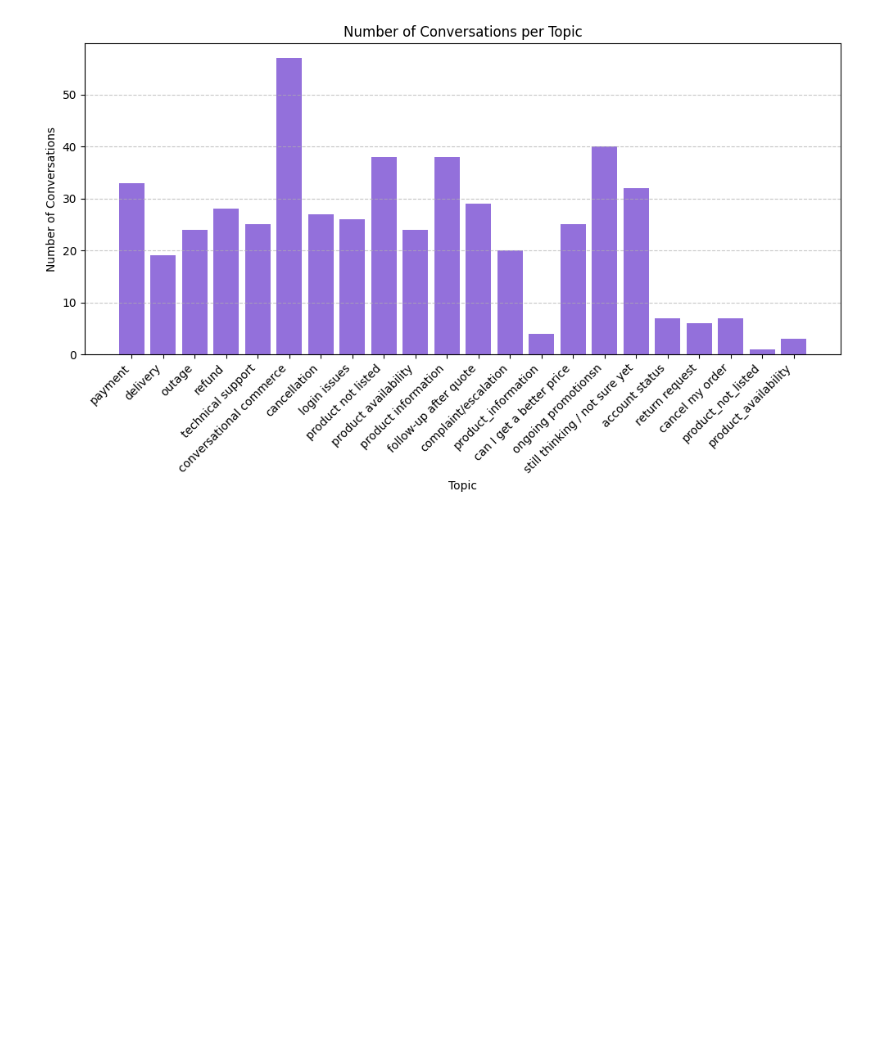
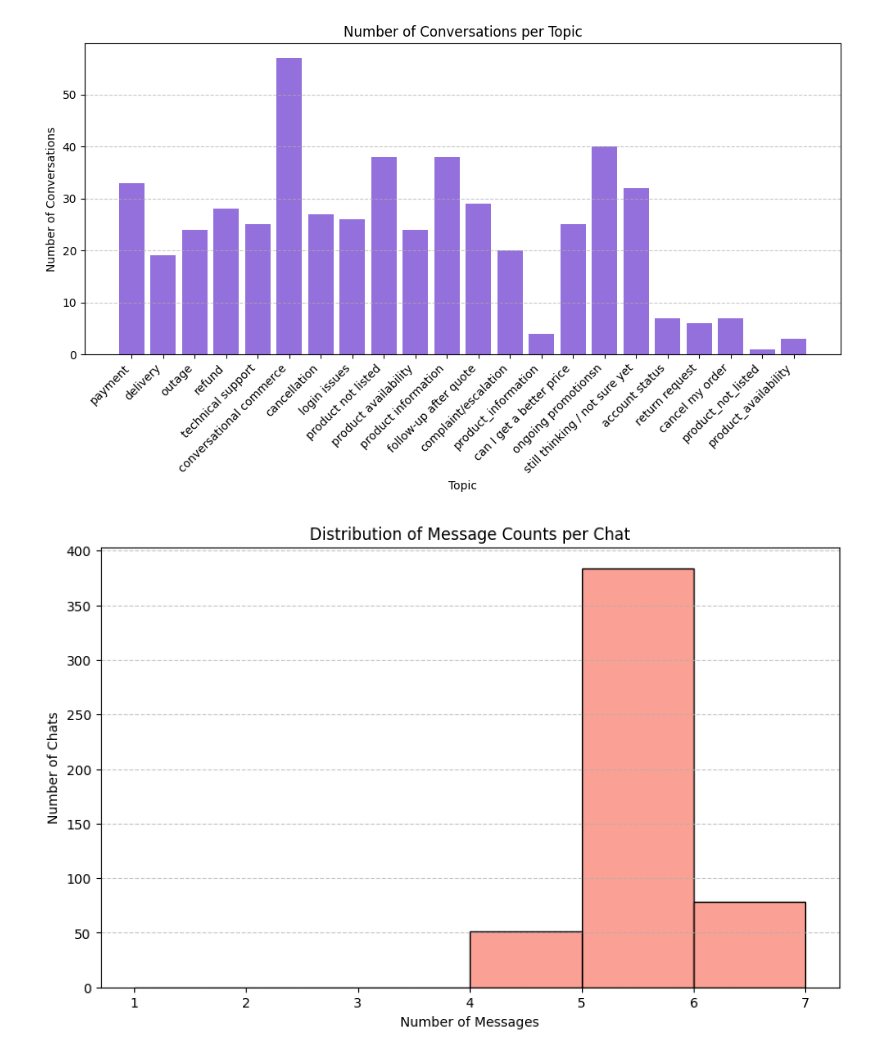
Before and after one commit to Hiida3li/DE-cycle, a Jupyter notebook: src/data_explorations/eda_01.ipynb, the cells around one changed output. Cells and saved outputs as stored; diff of their text form; code cells hidden in the pictures; blank space fills up the shorter version.

```diff
--- a/src/data_explorations/eda_01.ipynb
+++ b/src/data_explorations/eda_01.ipynb
@@ -106,3 +106,17 @@ cancel my order: 7
 product_not_listed: 1
 product_availability: 3
 [figure]
+# %%
+import seaborn as sns
+
+message_counts = [len(chat["messages"]) for chat in data]
+
+plt.figure(figsize=(10, 6))
+sns.histplot(message_counts, bins=range(1, max(message_counts)+2), kde=False, color="salmon")
+plt.xlabel("Number of Messages")
+plt.ylabel("Number of Chats")
+plt.title("Distribution of Message Counts per Chat")
+plt.grid(axis="y", linestyle="--", alpha=0.7)
+plt.show()
+# %% [output]
+[figure, added]
```
